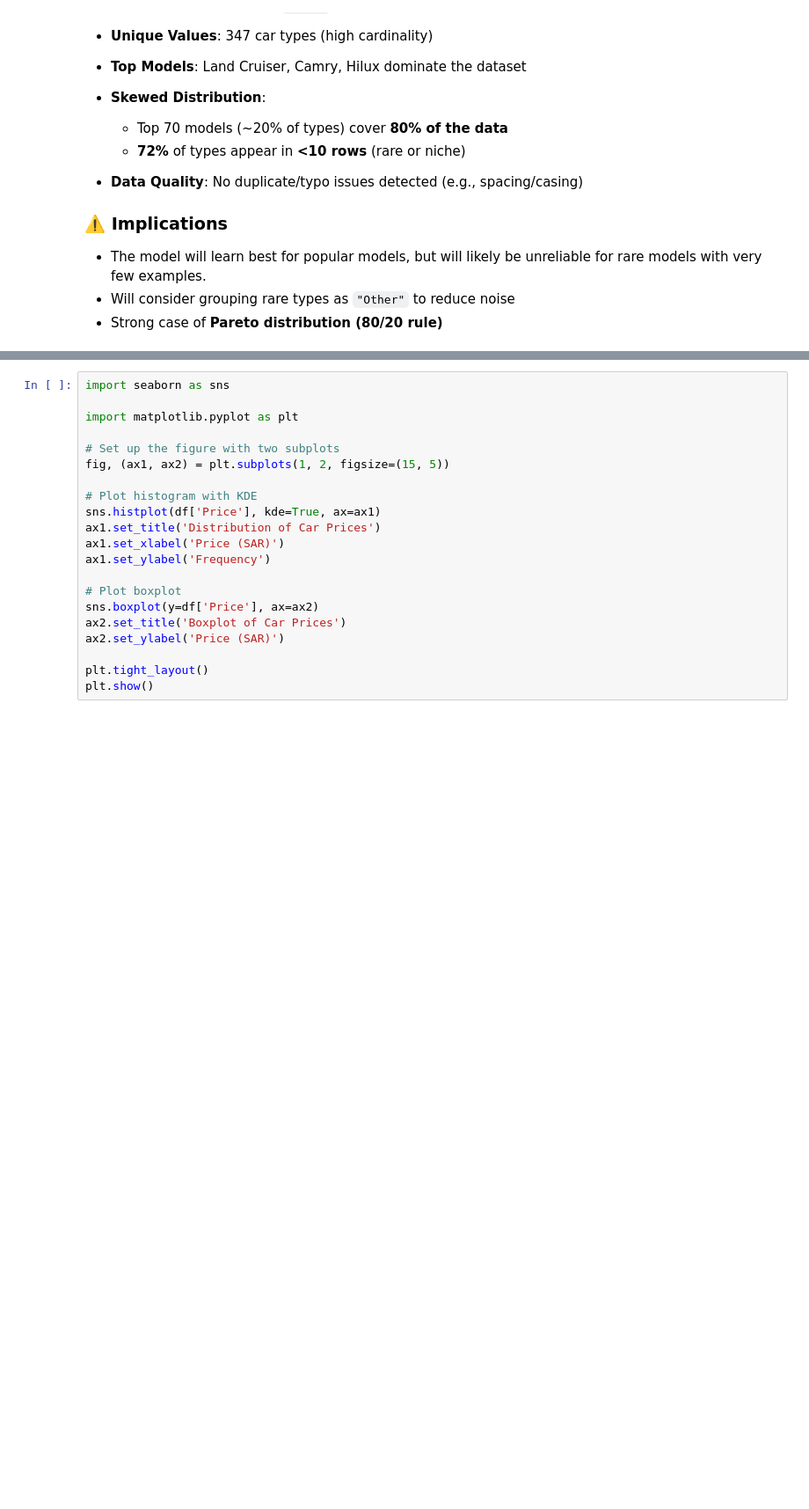
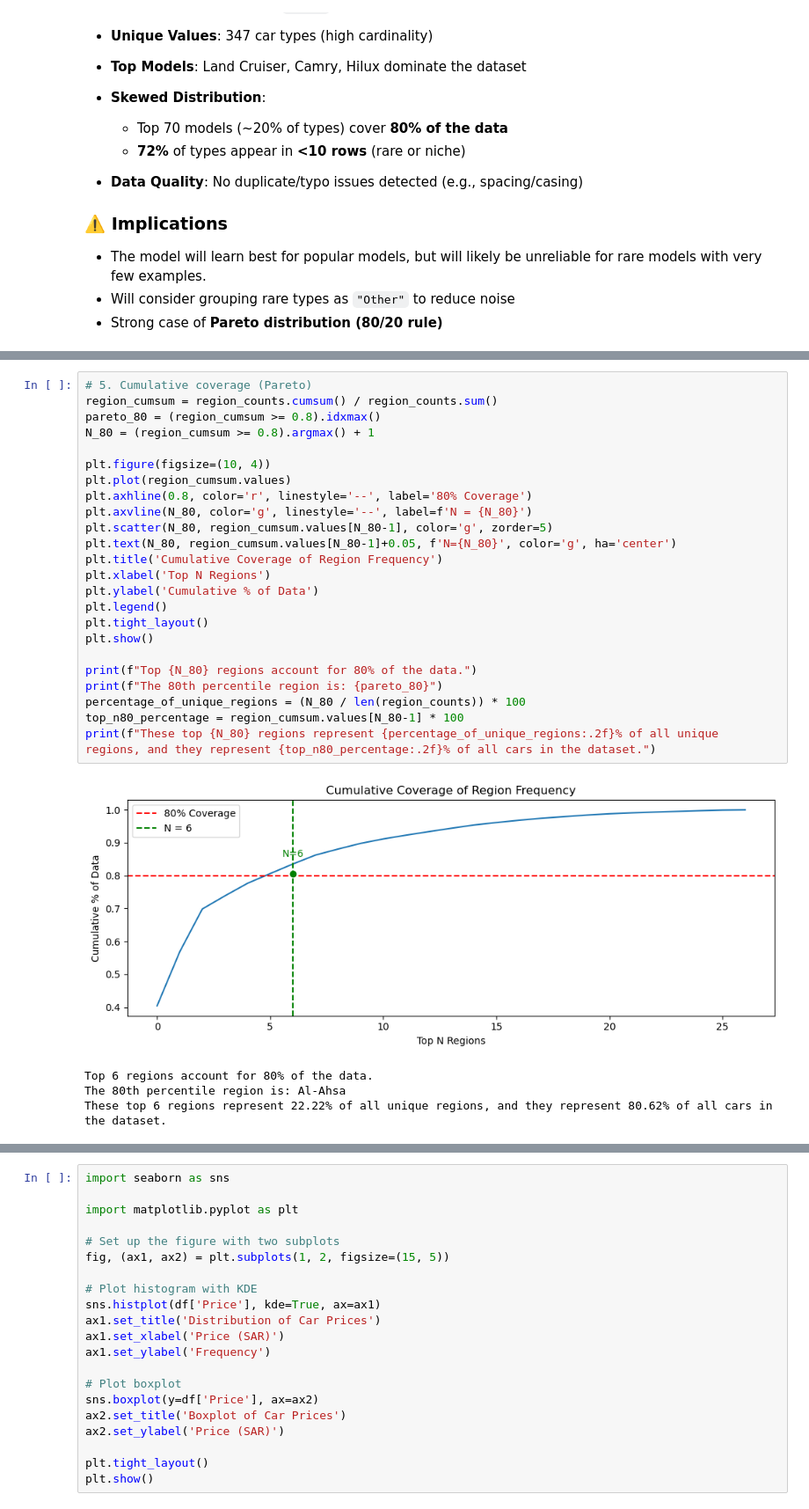
Before and after one commit to RioPramana21/Ctrl-Price-Taking-Control-of-Used-Car-Valuations-with-ML, a Jupyter notebook: code_files/project_code.ipynb, the cells around one changed output, grey strips where cells are left out. Shown at 88% size. Saved outputs shown, nothing was run; the diff lists cells and outputs as text; blank space fills up the shorter version.

```diff
--- a/code_files/project_code.ipynb
+++ b/code_files/project_code.ipynb
@@ -444,0 +513,29 @@ Name: count, dtype: int64
+# %%
+# 5. Cumulative coverage (Pareto)
+region_cumsum = region_counts.cumsum() / region_counts.sum()
+pareto_80 = (region_cumsum >= 0.8).idxmax()
+N_80 = (region_cumsum >= 0.8).argmax() + 1
+
+plt.figure(figsize=(10, 4))
+plt.plot(region_cumsum.values)
+plt.axhline(0.8, color='r', linestyle='--', label='80% Coverage')
+plt.axvline(N_80, color='g', linestyle='--', label=f'N = {N_80}')
+plt.scatter(N_80, region_cumsum.values[N_80-1], color='g', zorder=5)
+plt.text(N_80, region_cumsum.values[N_80-1]+0.05, f'N={N_80}', color='g', ha='center')
+plt.title('Cumulative Coverage of Region Frequency')
+plt.xlabel('Top N Regions')
+plt.ylabel('Cumulative % of Data')
+plt.legend()
+plt.tight_layout()
+plt.show()
+
+print(f"Top {N_80} regions account for 80% of the data.")
+print(f"The 80th percentile region is: {pareto_80}")
+percentage_of_unique_regions = (N_80 / len(region_counts)) * 100
+top_n80_percentage = region_cumsum.values[N_80-1] * 100
+print(f"These top {N_80} regions represent {percentage_of_unique_regions:.2f}% of all unique regions, and they represent {top_n80_percentage:.2f}% of all cars in the dataset.")
+# %% [output]
+[figure, added]
+Top 6 regions account for 80% of the data.
+The 80th percentile region is: Al-Ahsa
+These top 6 regions represent 22.22% of all unique regions, and they represent 80.62% of all cars in the dataset.
```
Also changed, not shown: parts of 11 cells of this notebook.
